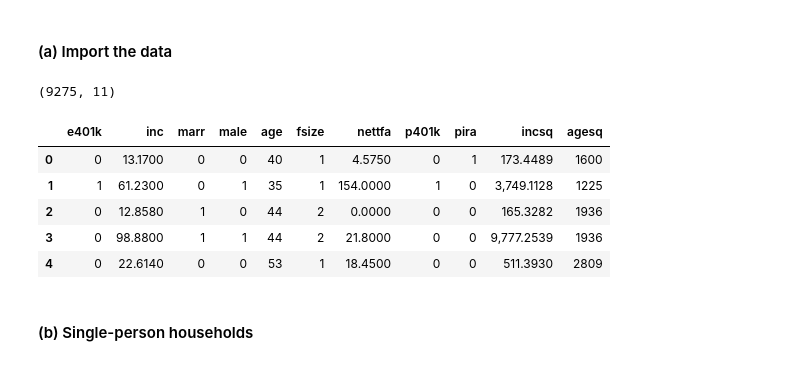
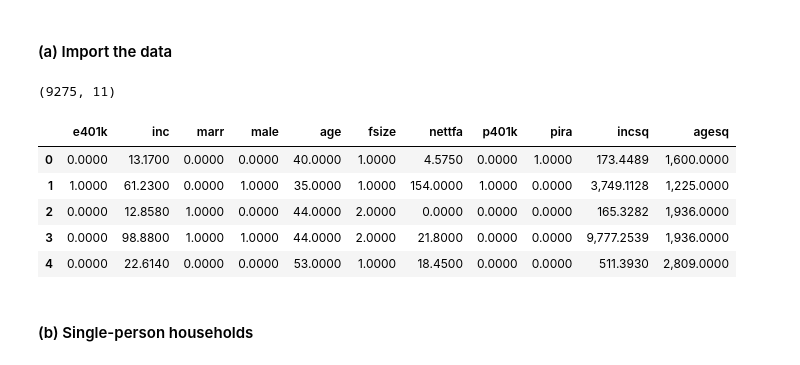
Before and after one commit to floxrm/HW1-Empirical-Methods-assignment-20261106-, a Jupyter notebook: hw1_Flo.ipynb, the cells around one changed output. Cells and saved outputs as stored; diff of their text form; code cells hidden in the pictures.

```diff
--- a/hw1.ipynb
+++ b/hw1_Flo.ipynb
@@ -318,16 +318,21 @@ for c in ["COCACOLA", "MICROSOFT", "EXXON"]:
 #### (a) Import the data
 # %%
 pension_data = pd.read_stata("data/pension.dta")
+
+# The Stata file stores age and fsize as 8-bit integers (int8). Squaring them would silently overflow
+# (e.g. 64**2 = 4096 does not fit in int8), so we convert all variables to float64 right away.
+pension_data = pension_data.astype("float64")
+
 print(pension_data.shape)
 pension_data.head()
 # %% [output]
 (9275, 11)
 |  | e401k | inc | marr | male | age | fsize | nettfa | p401k | pira | incsq | agesq |
-| 0 | 0 | 13.1700 | 0 | 0 | 40 | 1 | 4.5750 | 0 | 1 | 173.4489 | 1600 |
-| 1 | 1 | 61.2300 | 0 | 1 | 35 | 1 | 154.0000 | 1 | 0 | 3,749.1128 | 1225 |
-| 2 | 0 | 12.8580 | 1 | 0 | 44 | 2 | 0.0000 | 0 | 0 | 165.3282 | 1936 |
-| 3 | 0 | 98.8800 | 1 | 1 | 44 | 2 | 21.8000 | 0 | 0 | 9,777.2539 | 1936 |
-| 4 | 0 | 22.6140 | 0 | 0 | 53 | 1 | 18.4500 | 0 | 0 | 511.3930 | 2809 |
+| 0 | 0.0000 | 13.1700 | 0.0000 | 0.0000 | 40.0000 | 1.0000 | 4.5750 | 0.0000 | 1.0000 | 173.4489 | 1,600.0000 |
+| 1 | 1.0000 | 61.2300 | 0.0000 | 1.0000 | 35.0000 | 1.0000 | 154.0000 | 1.0000 | 0.0000 | 3,749.1128 | 1,225.0000 |
+| 2 | 0.0000 | 12.8580 | 1.0000 | 0.0000 | 44.0000 | 2.0000 | 0.0000 | 0.0000 | 0.0000 | 165.3282 | 1,936.0000 |
+| 3 | 0.0000 | 98.8800 | 1.0000 | 1.0000 | 44.0000 | 2.0000 | 21.8000 | 0.0000 | 0.0000 | 9,777.2539 | 1,936.0000 |
+| 4 | 0.0000 | 22.6140 | 0.0000 | 0.0000 | 53.0000 | 1.0000 | 18.4500 | 0.0000 | 0.0000 | 511.3930 | 2,809.0000 |
 # %% [markdown]
 #### (b) Single-person households
 # %%
```
Also changed, not shown: parts of 10 cells of this notebook, 5 other files.
